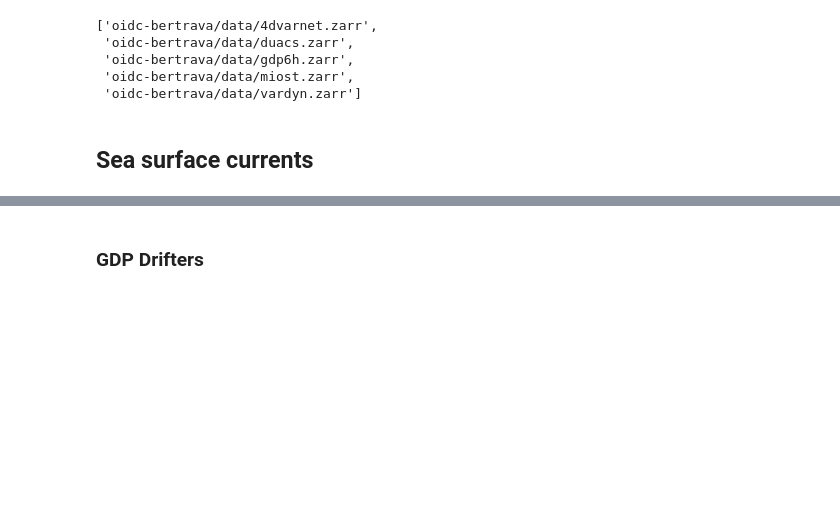
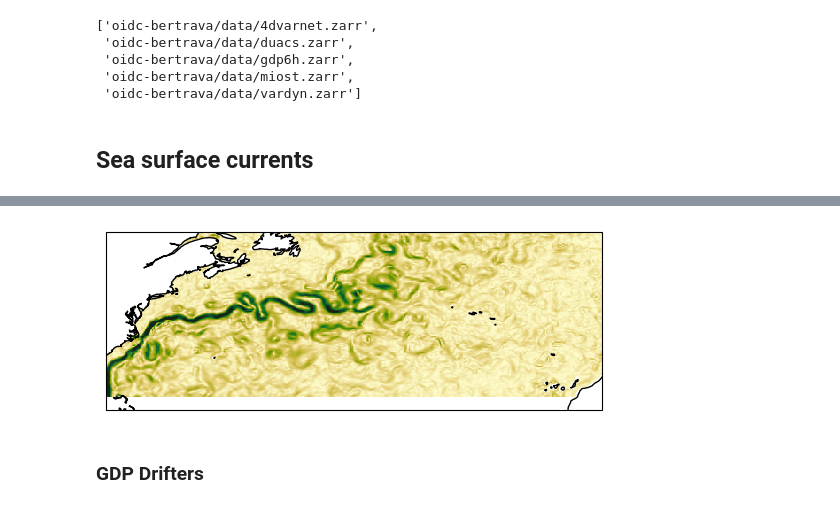
Before and after one commit to edito-model-lab/2024-10_grenoble-edito-hackathon, a Jupyter notebook: ILSP-LDAE_workdir/24-10-02_edito_wkshp.ipynb, the cells around one changed output, grey strips where cells are left out. Cells and saved outputs as stored; diff of their text form; code cells hidden in the pictures; blank space fills up the shorter version.

```diff
--- a/ILSP-LDAE_workdir/24-10-02_edito_wkshp.ipynb
+++ b/ILSP-LDAE_workdir/24-10-02_edito_wkshp.ipynb
@@ -64,0 +255,5 @@ Data variables:
+# %%
+fdvarnet_store = s3fs.S3Map(root=f"s3://oidc-bertrava/data/4dvarnet.zarr", s3=s3)
+# %%
+fdvarnet_ds = xr.open_zarr(fdvarnet_store)
+fdvarnet_ds
@@ -64,0 +280,3 @@ Data variables:
+# %%
+fdvarnet_ds["longitude"] = (fdvarnet_ds["longitude"] + 180) % 360 - 180
+fdvarnet_ds
@@ -65,3 +301,25 @@ Data variables:
+# %%
+ssc_snap = fdvarnet_ds.sel(time="2023-08-01")
+
+fig = plt.figure()
+ax = fig.add_subplot(1, 1, 1, projection=ccrs.PlateCarree())
+
+im = ax.pcolormesh(
+    ssc_snap.longitude,
+    ssc_snap.latitude,
+    np.sqrt(ssc_snap.ugos ** 2 + ssc_snap.vgos ** 2).compute(),
+    cmap=cmo.speed,
+    vmin=0,
+    vmax=1.5,
+    shading="auto",
+    transform=ccrs.PlateCarree()
+)
+
+ax.coastlines()
+
+plt.show()
+# %% [output]
+[figure, added]
 # %% [markdown]
 ### GDP Drifters
 # %% [markdown]
```
Also changed, not shown: parts of 26 cells of this notebook.
